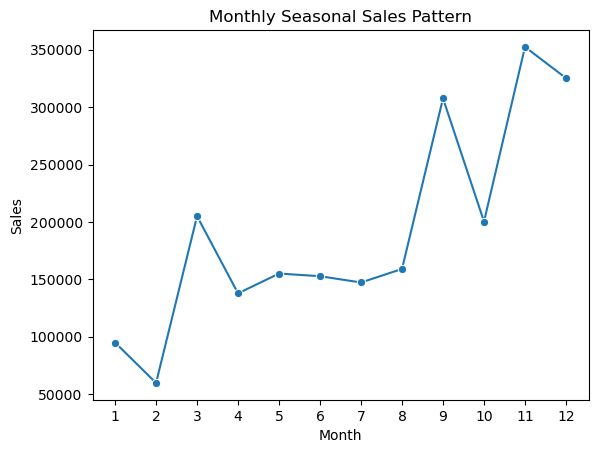
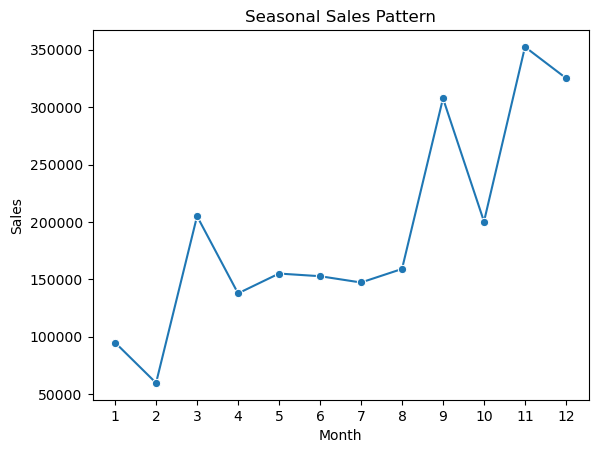
The notebook cell's code change between the first figure and the second:
--- before
+++ after
@@ -1,10 +1,14 @@
-# Monthly Seasonal Sales Pattern
-df['Order Date'] = pd.to_datetime(df['Order Date'])   # 转换日期格式
-df['Month'] = df['Order Date'].dt.month               # 提取月份
+# Seasonal Sales Pattern
+df['Order Date'] = pd.to_datetime(df['Order Date'])   # Convert to datetime format
+df['Month'] = df['Order Date'].dt.month               # Extract month from order date
 
-month_Sales = df.groupby('Month')['Sales'].sum().reset_index()   
+month_Sales = (
+    df.groupby('Month')['Sales']
+      .sum()
+      .reset_index()
+)
 
 sns.lineplot(data = month_Sales , x = 'Month' , y = 'Sales', marker='o')     
-plt.title('Monthly Seasonal Sales Pattern')
+plt.title('Seasonal Sales Pattern')
 plt.xticks(range(1, 13))  
 plt.show()

Commit: modified some details